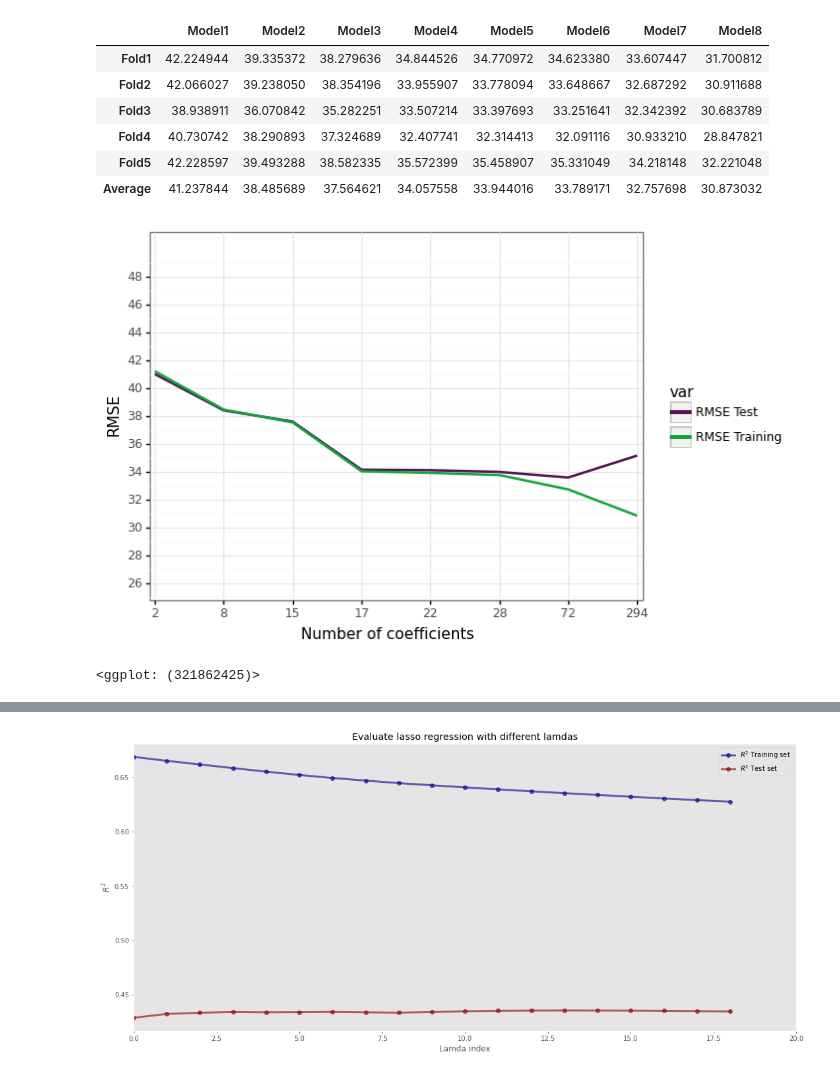
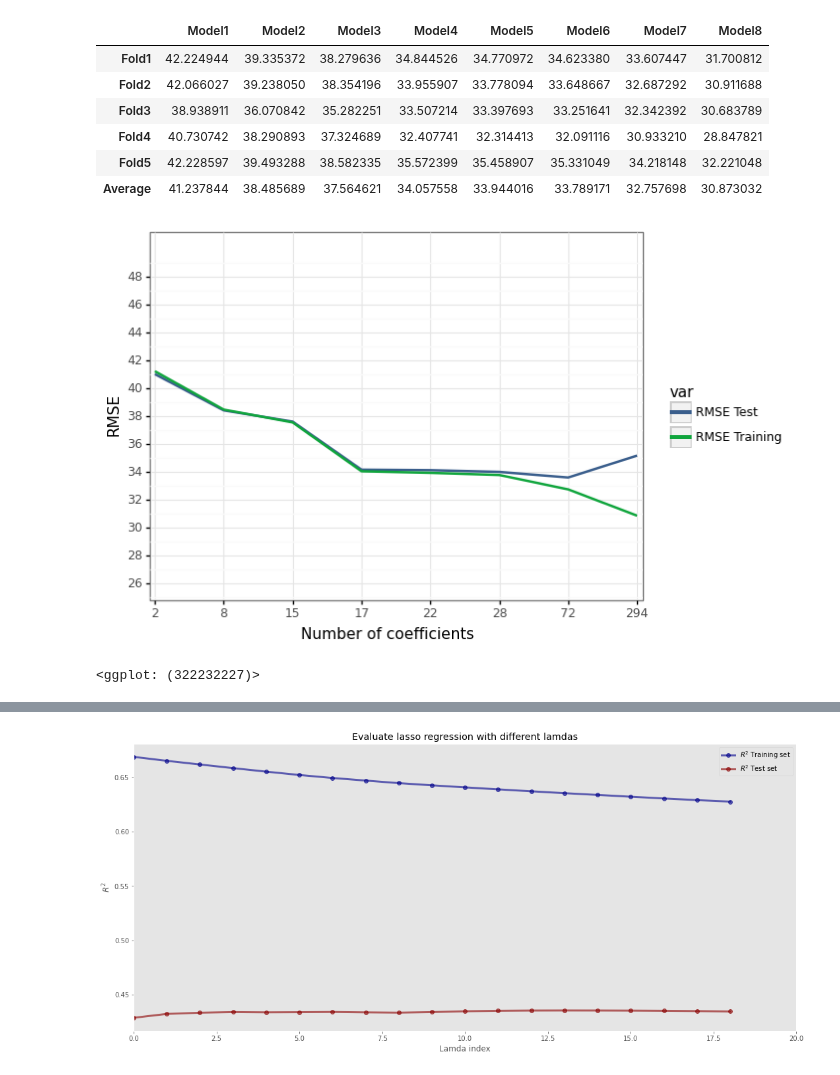
Before and after one commit to gabors-data-analysis/da_case_studies, a Jupyter notebook: ch14-airbnb-reg/ch14-airbnb-prediction.ipynb, the cells around one changed output, grey strips where cells are left out. Cells and saved outputs as stored; diff of their text form; code cells hidden in the pictures.

```diff
--- a/ch14-airbnb-reg/ch14-airbnb-prediction.ipynb
+++ b/ch14-airbnb-reg/ch14-airbnb-prediction.ipynb
@@ -586,19 +586,19 @@ rmse_levels["nvars2"] = rmse_levels["nvars"] + 1
 # %%
 (
     ggplot(rmse_levels, aes(x="factor(nvars2)", y="value", color="var", group="var"))
     + geom_line(size=1, show_legend=True, na_rm=True)
-    + scale_color_manual(name="", values=(color[2], color[1]))
+    + scale_color_manual(name="", values=(color[0], color[1]))
     + scale_y_continuous(name="RMSE", limits=(26, 50), breaks=seq(26, 50, 2))
     + scale_x_discrete(
         name="Number of coefficients",
         expand=(0.01, 0.01)
         # ) + geom_dl(aes(label = var),  method = list("last.points", dl.trans(x=x-1), cex=0.4)
     )
     + theme_bw()
 )
 # %% [output]
-[figure, old version]
+[figure, new version]
-<ggplot: (321862425)>
+<ggplot: (322232227)>
 # %%
 #################################
 #           LASSO               #
```
Also changed, not shown: parts of 13 cells of this notebook.
